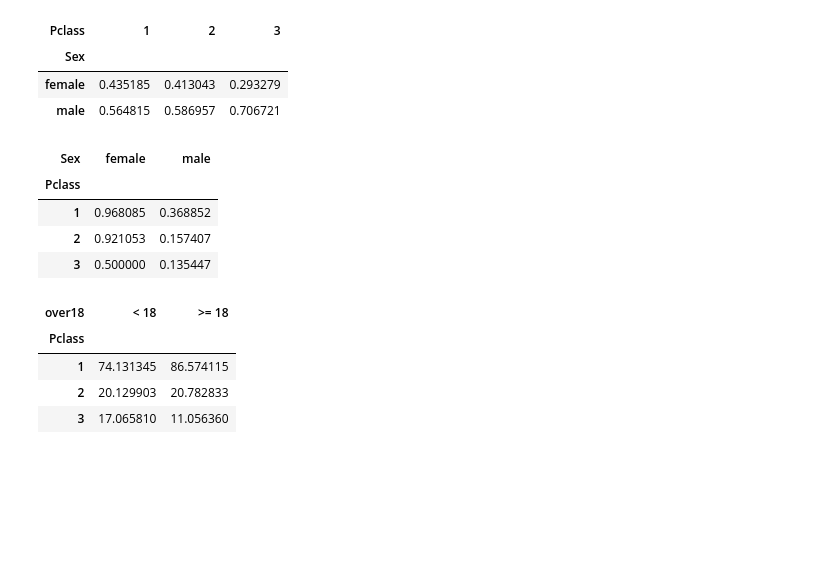
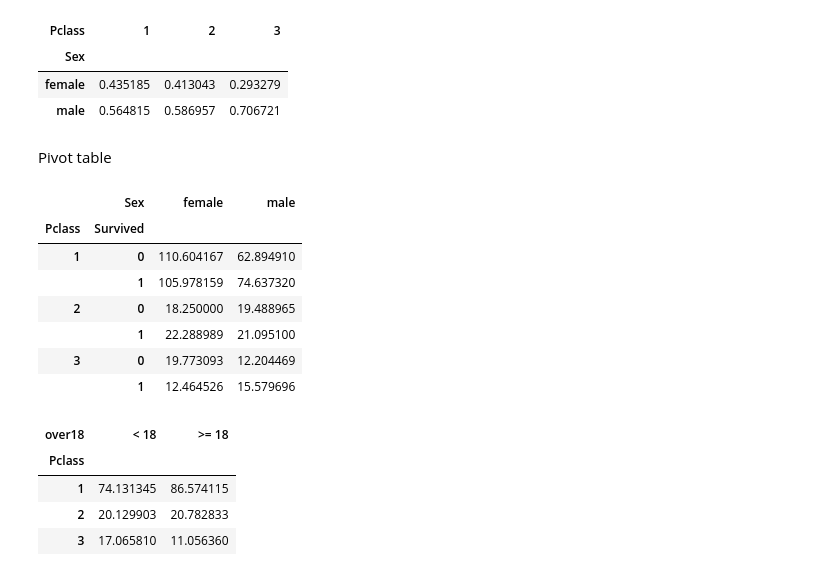
Before and after one commit to gianmarcomejia96/UTEC_PROGRA, a Jupyter notebook: 07_manipulaci_n_de_datos_con_pandas.ipynb, the cells around one changed output. Cells and saved outputs as stored; diff of their text form; code cells hidden in the pictures; blank space fills up the shorter version.

```diff
--- a/07_manipulaci_n_de_datos_con_pandas.ipynb
+++ b/07_manipulaci_n_de_datos_con_pandas.ipynb
@@ -1355,7 +1607,7 @@ El método groupby permite:
 # %% [markdown]
 **Ejemplo:**
 # %%
-titanic = pd.read_csv('train_titanic.csv')
+titanic = pd.read_csv('train.csv')
 titanic.head()
 # %% [output]
 |  | PassengerId | Survived | Pclass | Name | Sex | Age | SibSp | Parch | Ticket | Fare | ... |
@@ -1366,0 +1655,6 @@ titanic.head()
+# %%
+titanic['Clase_Social'] = pd.cut(
+    titanic['Pclass'],
+    bins=[0,1,3],
+    labels=['alta','media_baja']
+)
@@ -1447,14 +1894,19 @@ pd.crosstab(titanic['Sex'], titanic['Pclass'], normalize='columns')
 | Sex |  |  |  |
 | female | 0.435185 | 0.413043 | 0.293279 |
 | male | 0.564815 | 0.586957 | 0.706721 |
+# %% [markdown]
+Pivot table
 # %%
-pd.pivot_table(titanic, index = 'Pclass', columns = 'Sex', values = 'Survived', aggfunc = 'mean')
+pd.pivot_table(titanic, index = ['Pclass','Survived'], columns = ['Sex'], values = 'Fare', aggfunc = 'mean')
 # %% [output]
-| Sex | female | male |
-| Pclass |  |  |
-| 1 | 0.968085 | 0.368852 |
-| 2 | 0.921053 | 0.157407 |
-| 3 | 0.500000 | 0.135447 |
+|  | Sex | female | male |
+| Pclass | Survived |  |  |
+| 1 | 0 | 110.604167 | 62.894910 |
+|  | 1 | 105.978159 | 74.637320 |
+| 2 | 0 | 18.250000 | 19.488965 |
+|  | 1 | 22.288989 | 21.095100 |
+| 3 | 0 | 19.773093 | 12.204469 |
+|  | 1 | 12.464526 | 15.579696 |
 # %%
 pd.pivot_table(titanic, index = 'Pclass', columns = 'over18', values = 'Fare', aggfunc = 'mean')
 # %% [output]
```
Also changed, not shown: parts of 90 cells of this notebook.
